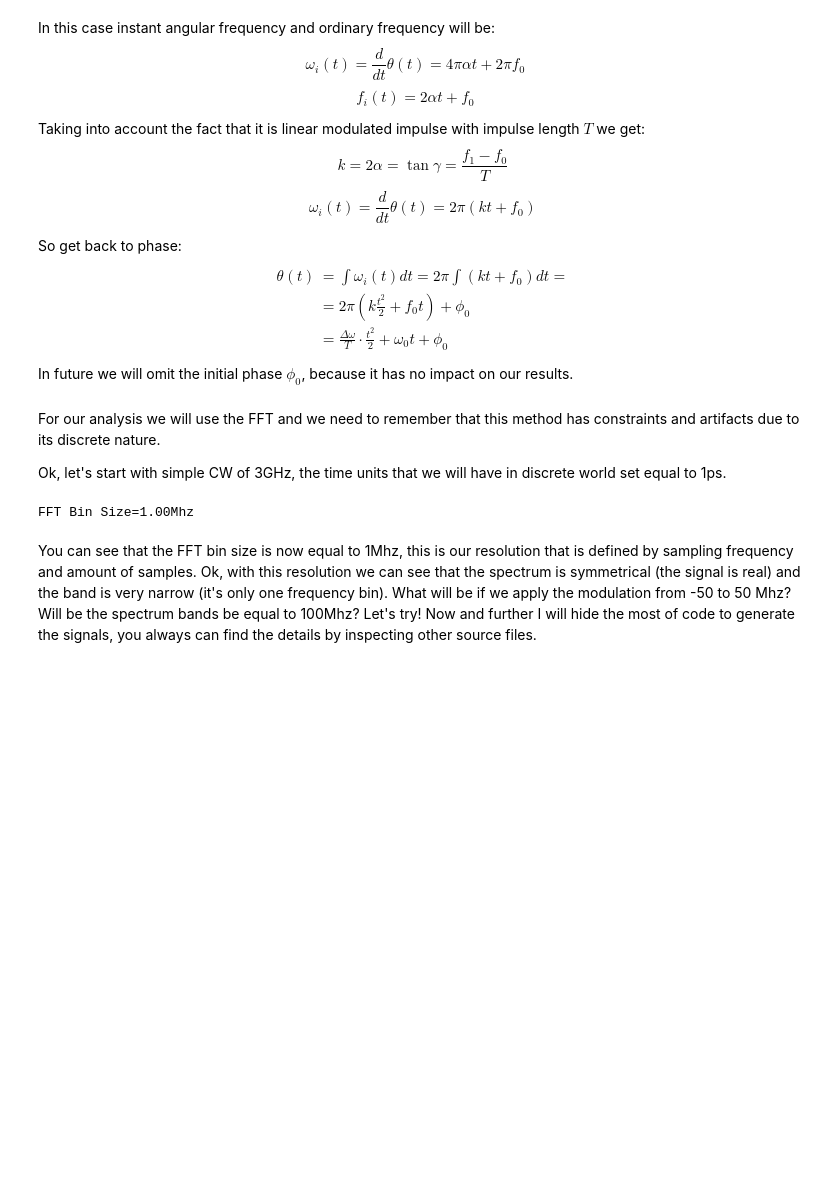
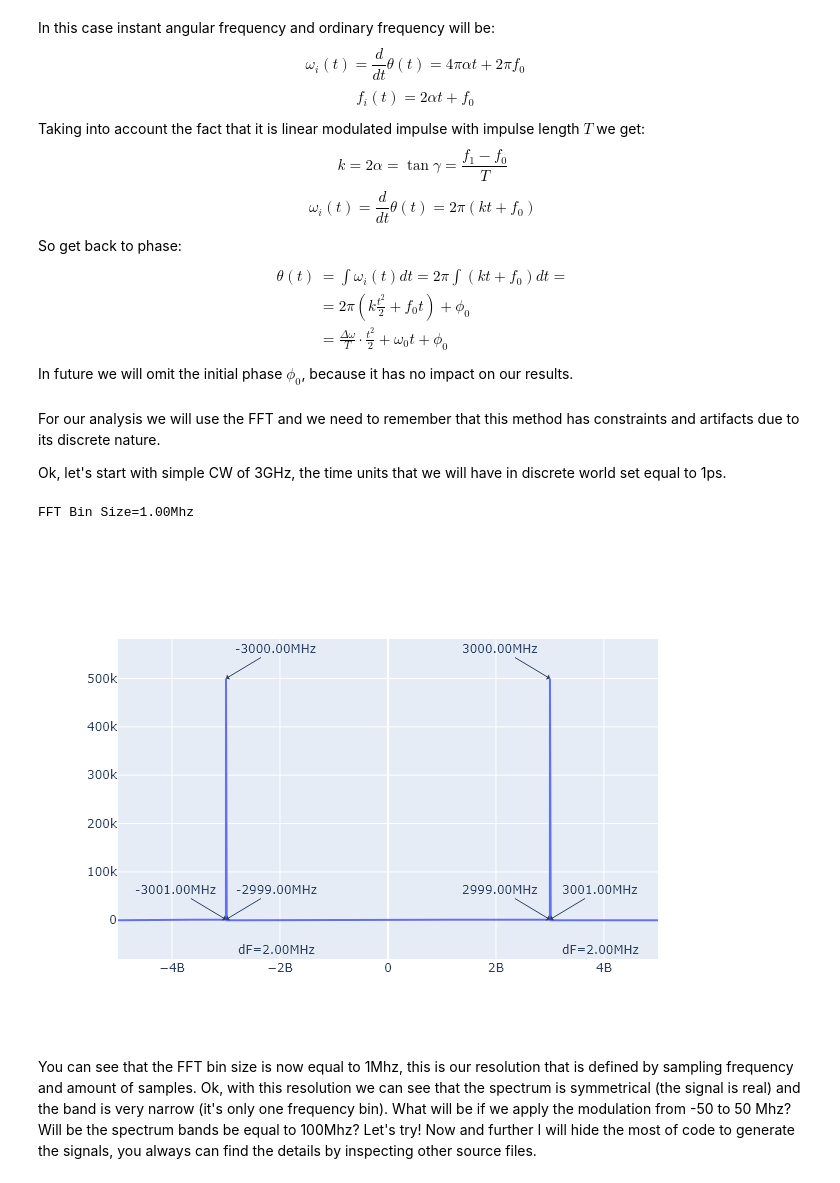
Before and after one commit to olddudealex/rf-notebooks, a Jupyter notebook: static/pulse-modulation_pt1-static.ipynb, the cells around one changed output. Drawn from its saved outputs; the diff is of its cells as text; code cells hidden in the pictures; blank space fills up the shorter version.

Commit message:
Changed the static render method from svg to png due to the problems with Github rendering.

```diff
--- a/static/pulse-modulation_pt1-static.ipynb
+++ b/static/pulse-modulation_pt1-static.ipynb
@@ -62,7 +62,7 @@ import plotly.io as pio
 # The next line is a special one for auto-generation of static page version.
 static_rendering = True
 if static_rendering:
-  pio.renderers.default = "svg"
+  pio.renderers.default = "png"
   import sys
   import os
   parent_dir = os.path.abspath(os.path.join(os.getcwd(), os.pardir))
@@ -95,33 +95,34 @@ sim_dur = 1000 * (10**(-9))     # simulation duration 1000ns
 N = sim_dur / tu                # amount of samples
 f_res = fs / N                  # FFT bin size
 
 L = int(L_sec/tu)               # length of impulse in time units
 s = int(s_sec/tu)               # start of impulse in time units
 e = s + L                       # end of simulation
 
 t = np.arange(0, sim_dur, tu)
 
 print(f"FFT Bin Size={f_res/1000000:.2f}Mhz")
 
 # create the impulse
 rf = np.zeros(t.shape)
 k = delta_f / (t[e] - t[s])
 rf[s:e] = (np.cos(2 * np.pi
                     * (f0 - delta_f / 2 + k * t[s:e] / 2)
                     * t[s:e]))
 
 data = pd.PlotData(rf, fs)
 data.trim_freq(-5 * 10**9, 5 * 10**9)
 fig = make_subplots(rows=1, cols=1)
 fig.add_trace(go.Scatter(x=data.freq_domain_x, y=data.freq_domain, name='RF CW spectrum'),
               row=1, col=1)
 pd.mark_peaks(fig, data, row=1, col=1)
 pd.mark_bands(fig, data, row=1, col=1)
 
 fig.update_layout(hovermode='x unified', height=500)
 fig.show()
 # %% [output]
 FFT Bin Size=1.00Mhz
+[figure, added]
 # %% [markdown]
 You can see that the FFT bin size is now equal to 1Mhz, this is our resolution that is defined by sampling frequency and amount of samples. Ok, with this resolution we can see that the spectrum is symmetrical (the signal is real) and the band is very narrow (it's only one frequency bin). What will be if we apply the modulation from -50 to 50 Mhz? Will be the spectrum bands be equal to 100Mhz? Let's try! Now and further I will hide the most of code to generate the signals, you always can find the details by inspecting other source files.
 # %%
```
Also changed, not shown: parts of 7 cells of this notebook, 2 other files.
